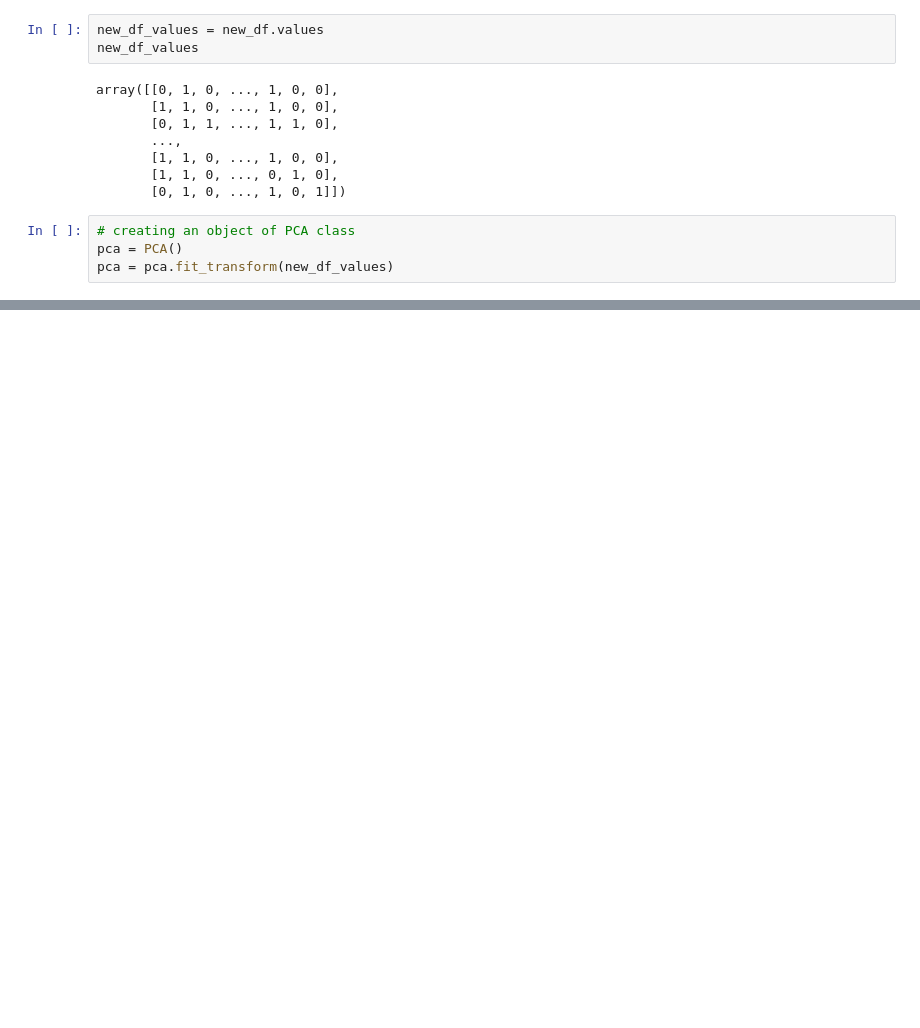
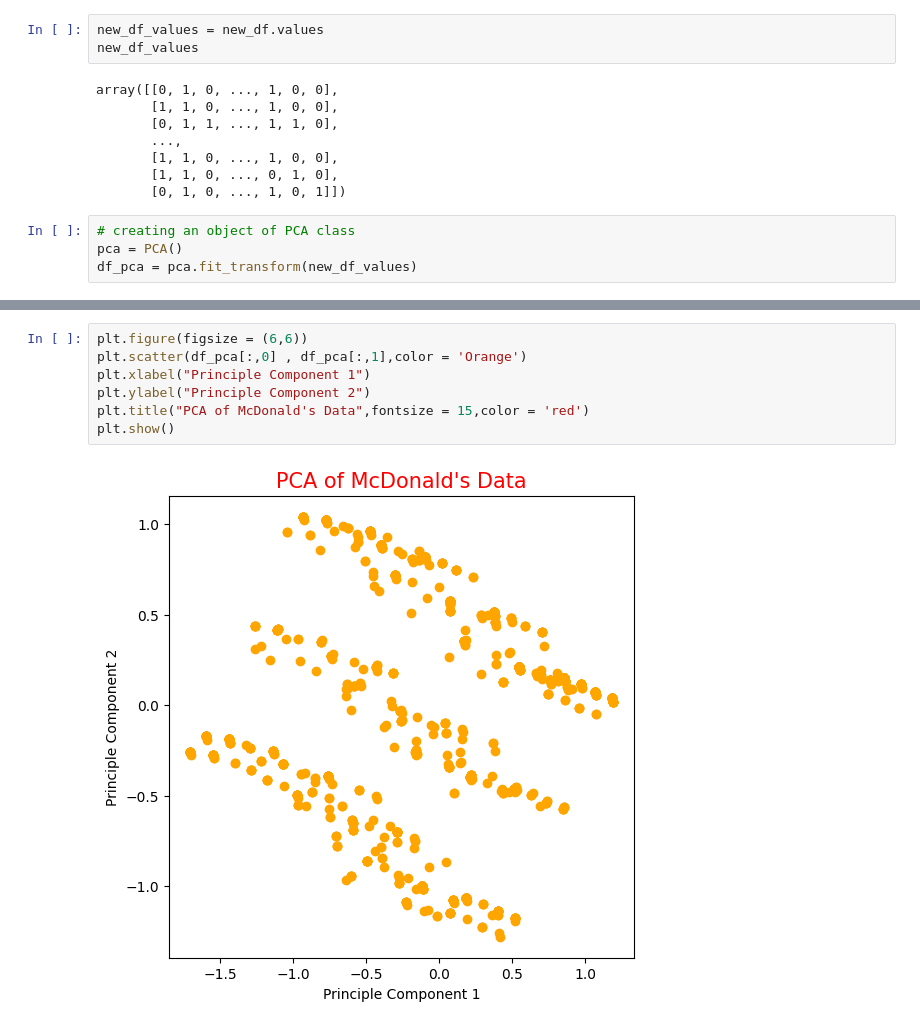
Before and after one commit to furkan09-official/Case-Study-Fast-Food-McDonald-s-, a Jupyter notebook: CaseStudy.ipynb, the cells around one changed output, grey strips where cells are left out. Cells and saved outputs as stored; diff of their text form; blank space fills up the shorter version.

```diff
--- a/CaseStudy.ipynb
+++ b/CaseStudy.ipynb
@@ -108,7 +115,7 @@ array([[0, 1, 0, ..., 1, 0, 0],
 # %%
 # creating an object of PCA class
 pca = PCA()
-pca = pca.fit_transform(new_df_values)
+df_pca = pca.fit_transform(new_df_values)
 # %%
 # set the values to 1 decimal
 np.set_printoptions(precision= 2)
@@ -131,0 +149,9 @@ AttributeError: 'numpy.ndarray' object has no attribute 'components_'
+# %%
+plt.figure(figsize = (6,6))
+plt.scatter(df_pca[:,0] , df_pca[:,1],color = 'Orange')
+plt.xlabel("Principle Component 1")
+plt.ylabel("Principle Component 2")
+plt.title("PCA of McDonald's Data",fontsize = 15,color = 'red')
+plt.show()
+# %% [output]
+[figure, added]
```
Also changed, not shown: parts of 5 cells of this notebook.
